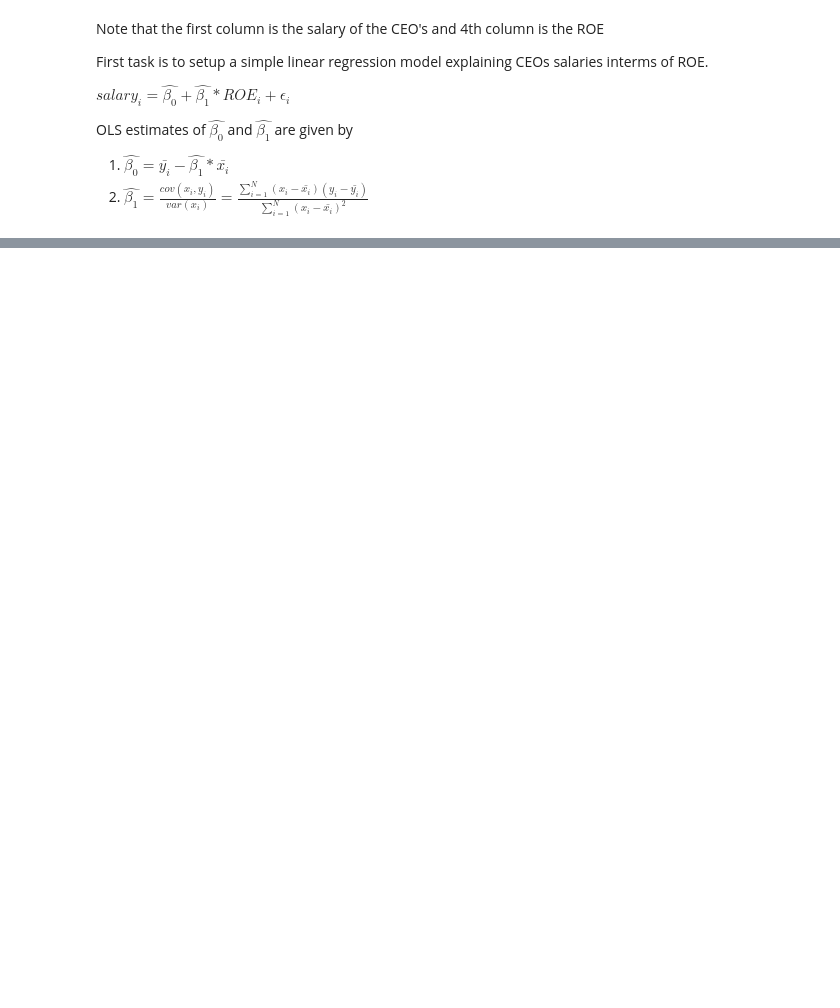
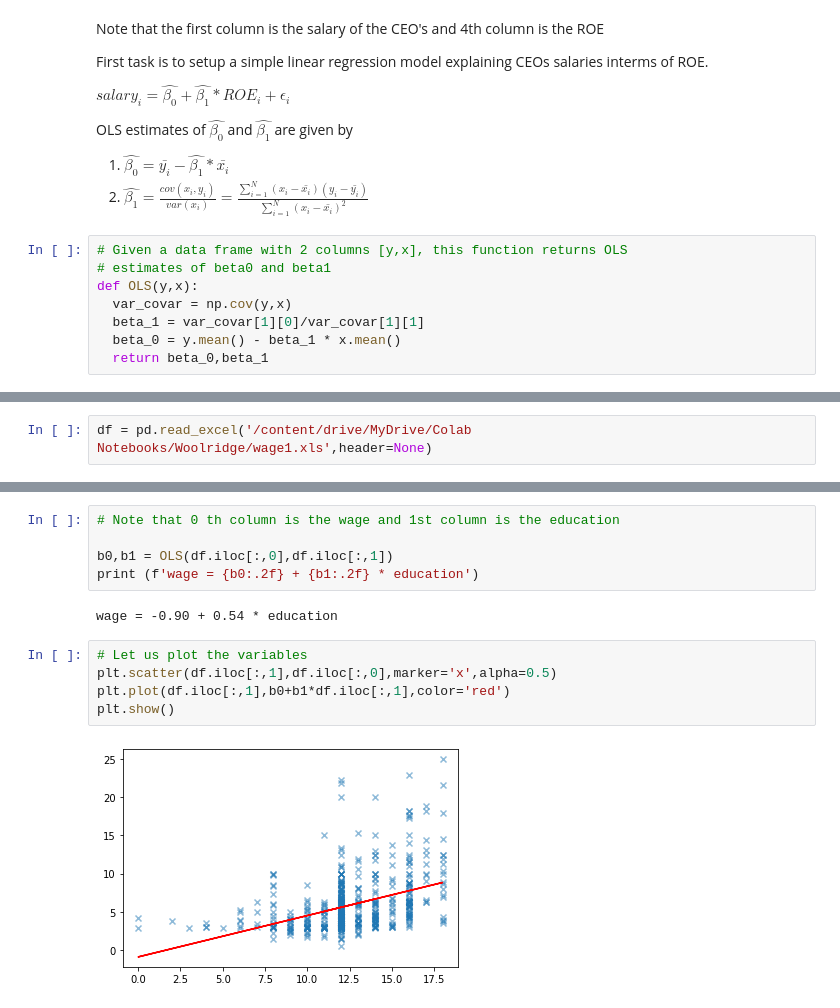
Before and after one commit to cpasupala/wooldridge_IE_7, a Jupyter notebook: Woolridge_chapter2.ipynb, the cells around one changed output, grey strips where cells are left out. Drawn from its saved outputs; the diff is of its cells as text; blank space fills up the shorter version.

Commit message:
Examples 2.4 and 2.5 added. Also defined function OLS()

```diff
--- a/Woolridge_chapter2.ipynb
+++ b/Woolridge_chapter2.ipynb
@@ -34,6 +31,14 @@ OLS estimates of $\hat{\beta_0}$ and $\hat{\beta_1}$ are given by
 
 1. $\hat{\beta_0} = \bar{y_i} - \hat{\beta_1}*\bar{x_i}$
 2. $\hat{\beta_1} = \frac{cov(x_i,y_i)}{var(x_i)} = \frac{\sum_{i=1}^N (x_i-\bar{x_i})(y_i-\bar{y_i})}{\sum_{i=1}^N(x_i-\bar{x_i})^2}$
+# %%
+# Given a data frame with 2 columns [y,x], this function returns OLS
+# estimates of beta0 and beta1
+def OLS(y,x):
+  var_covar = np.cov(y,x)
+  beta_1 = var_covar[1][0]/var_covar[1][1]
+  beta_0 = y.mean() - beta_1 * x.mean()
+  return beta_0,beta_1
 # %%
 # Note that the first column is the salary of the CEOs and 4th column is the ROE
 
@@ -69,0 +68,2 @@ plt.plot(salary_ROE['ROE'],beta_0+beta_1*salary_ROE['ROE'],color='red')
+# %%
+df = pd.read_excel('/content/drive/MyDrive/Colab Notebooks/Woolridge/wage1.xls',header=None)
@@ -69,0 +83,14 @@ plt.plot(salary_ROE['ROE'],beta_0+beta_1*salary_ROE['ROE'],color='red')
+# %%
+# Note that 0 th column is the wage and 1st column is the education
+
+b0,b1 = OLS(df.iloc[:,0],df.iloc[:,1])
+print (f'wage = {b0:.2f} + {b1:.2f} * education')
+# %% [output]
+wage = -0.90 + 0.54 * education
+# %%
+# Let us plot the variables
+plt.scatter(df.iloc[:,1],df.iloc[:,0],marker='x',alpha=0.5)
+plt.plot(df.iloc[:,1],b0+b1*df.iloc[:,1],color='red')
+plt.show()
+# %% [output]
+[figure, added]
```
Also changed, not shown: parts of 13 cells of this notebook.
